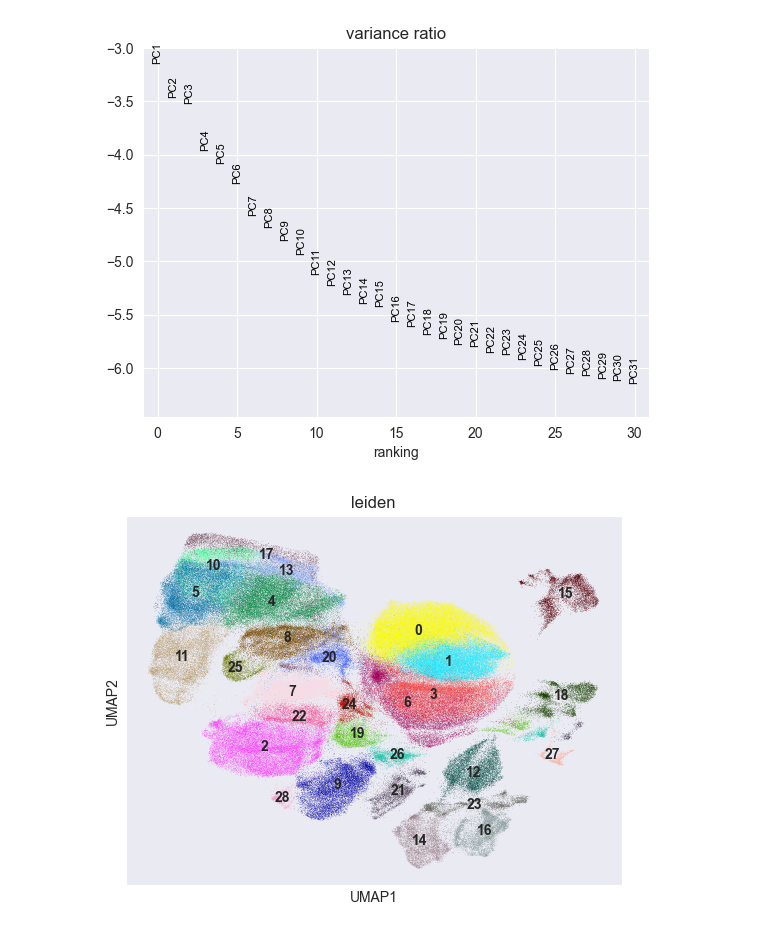
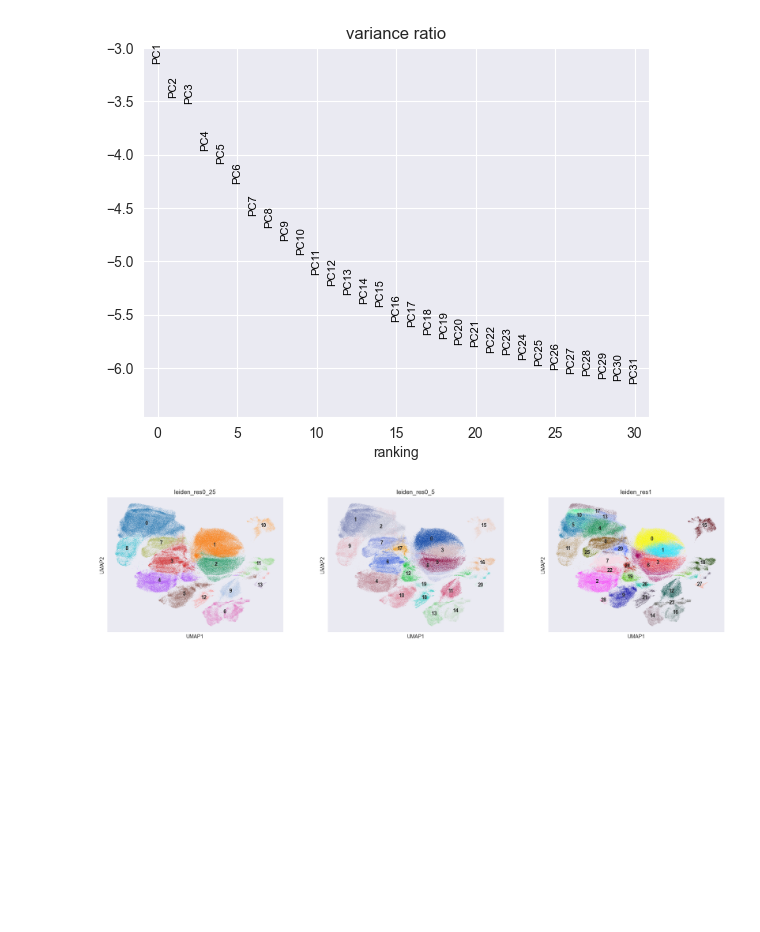
Before and after one commit to Shaunakm07/Single-Cell-Alzheimers, a Jupyter notebook: cluster_exhitatory_neurons.ipynb, the cells around one changed output. Drawn from its saved outputs; the diff is of its cells as text; code cells hidden in the pictures; blank space fills up the shorter version.

Commit message:
Added multiple leiden res plots with varying resolutions

```diff
--- a/cluster_exhitatory_neurons.ipynb
+++ b/cluster_exhitatory_neurons.ipynb
@@ -53,8 +53,8 @@ sc.tl.leiden(adata, key_added="leiden_res1", resolution=1.0)
 # %%
 sc.pl.umap(
     adata,
-    color=["leiden"],
+    color=["leiden_res0_25", "leiden_res0_5", "leiden_res1"],
     legend_loc="on data",
 )
 # %% [output]
-[figure, old version]
+[figure, new version]
```
Also changed, not shown: parts of 1 cell of this notebook.
